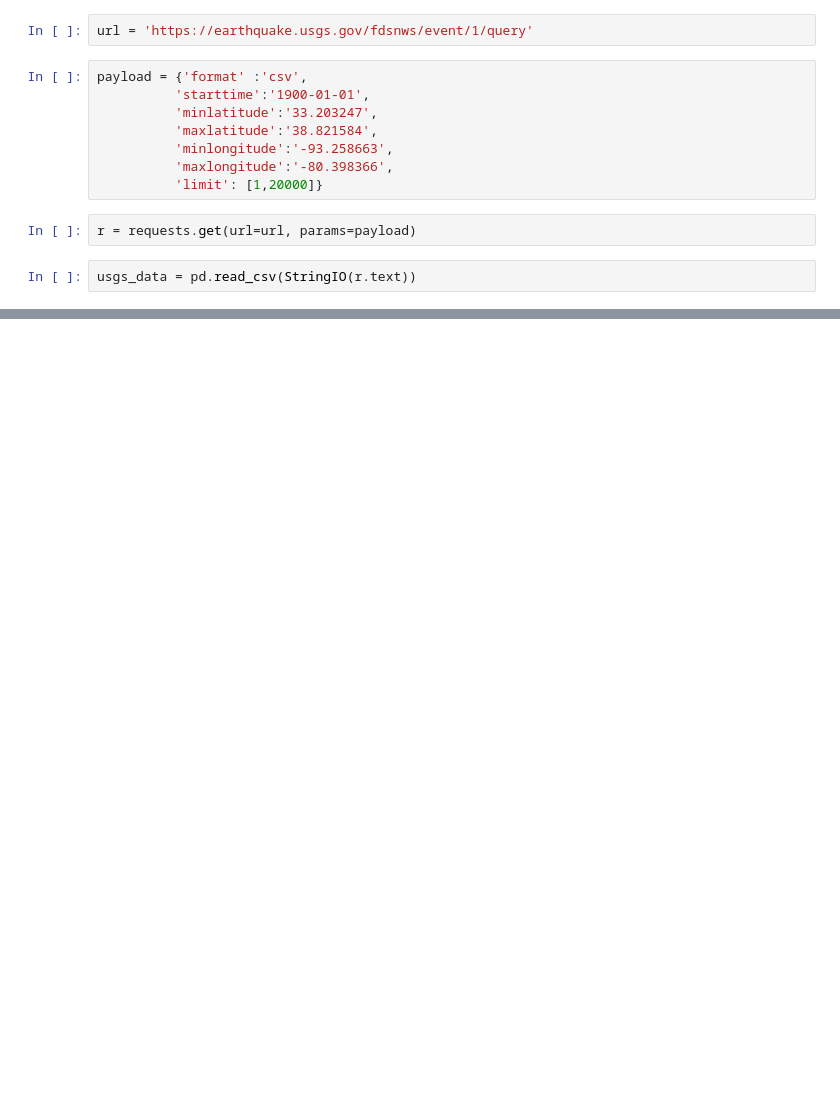
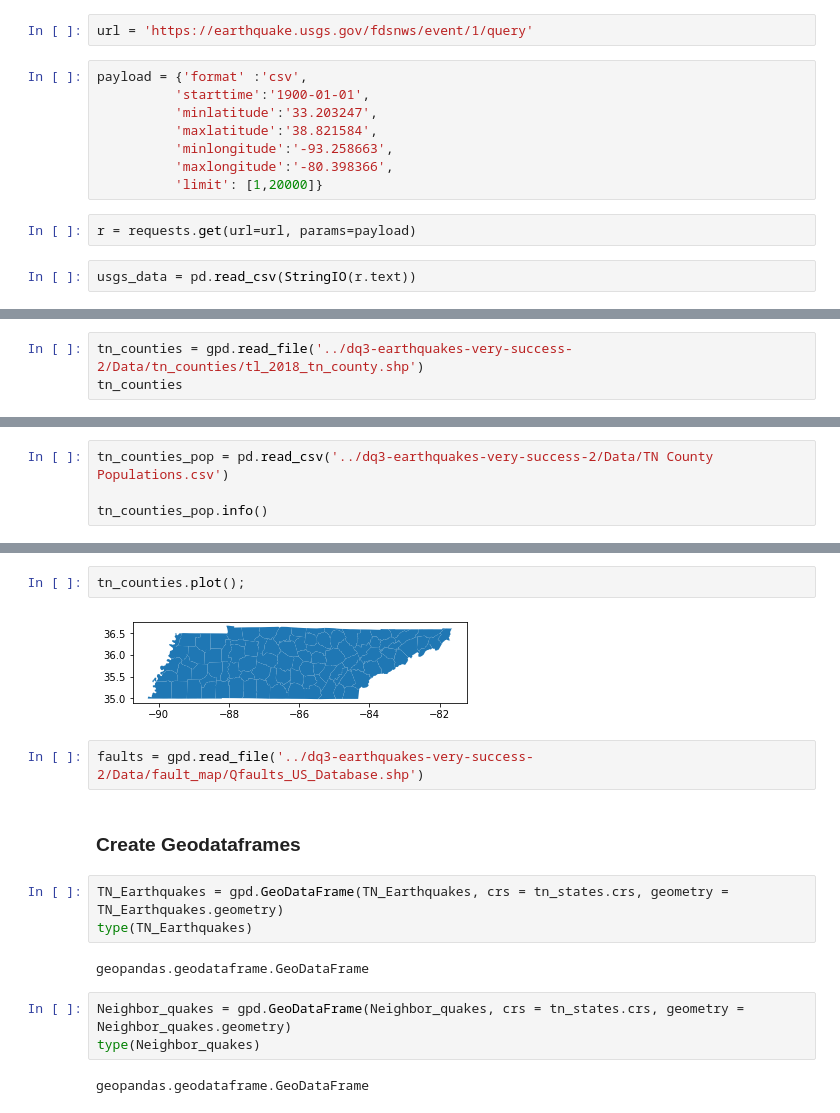
Before and after one commit to nss-data-science-cohort-4/dq3-earthquakes-very-success-2, a Jupyter notebook: USGS API Data.ipynb, the cells around one changed output, grey strips where cells are left out. Drawn from its saved outputs; the diff is of its cells as text; blank space fills up the shorter version.

```diff
--- a/USGS API Data.ipynb
+++ b/USGS API Data.ipynb
@@ -46,0 +125,3 @@ DriverError: Unable to open tl_2019_us_statex.shp or tl_2019_us_statex.SHP.
+# %%
+tn_counties = gpd.read_file('../dq3-earthquakes-very-success-2/Data/tn_counties/tl_2018_tn_county.shp')
+tn_counties
@@ -46,0 +142,4 @@ DriverError: Unable to open tl_2019_us_statex.shp or tl_2019_us_statex.SHP.
+# %%
+tn_counties_pop = pd.read_csv('../dq3-earthquakes-very-success-2/Data/TN County Populations.csv')
+
+tn_counties_pop.info()
@@ -46,0 +168,18 @@ DriverError: Unable to open tl_2019_us_statex.shp or tl_2019_us_statex.SHP.
+# %%
+tn_counties.plot();
+# %% [output]
+[figure, added]
+# %%
+faults = gpd.read_file('../dq3-earthquakes-very-success-2/Data/fault_map/Qfaults_US_Database.shp')
+# %% [markdown]
+### Create Geodataframes
+# %%
+TN_Earthquakes = gpd.GeoDataFrame(TN_Earthquakes, crs = tn_states.crs, geometry = TN_Earthquakes.geometry)
+type(TN_Earthquakes)
+# %% [output]
+geopandas.geodataframe.GeoDataFrame
+# %%
+Neighbor_quakes = gpd.GeoDataFrame(Neighbor_quakes, crs = tn_states.crs, geometry = Neighbor_quakes.geometry)
+type(Neighbor_quakes)
+# %% [output]
+geopandas.geodataframe.GeoDataFrame
```
Also changed, not shown: parts of 50 cells of this notebook.
